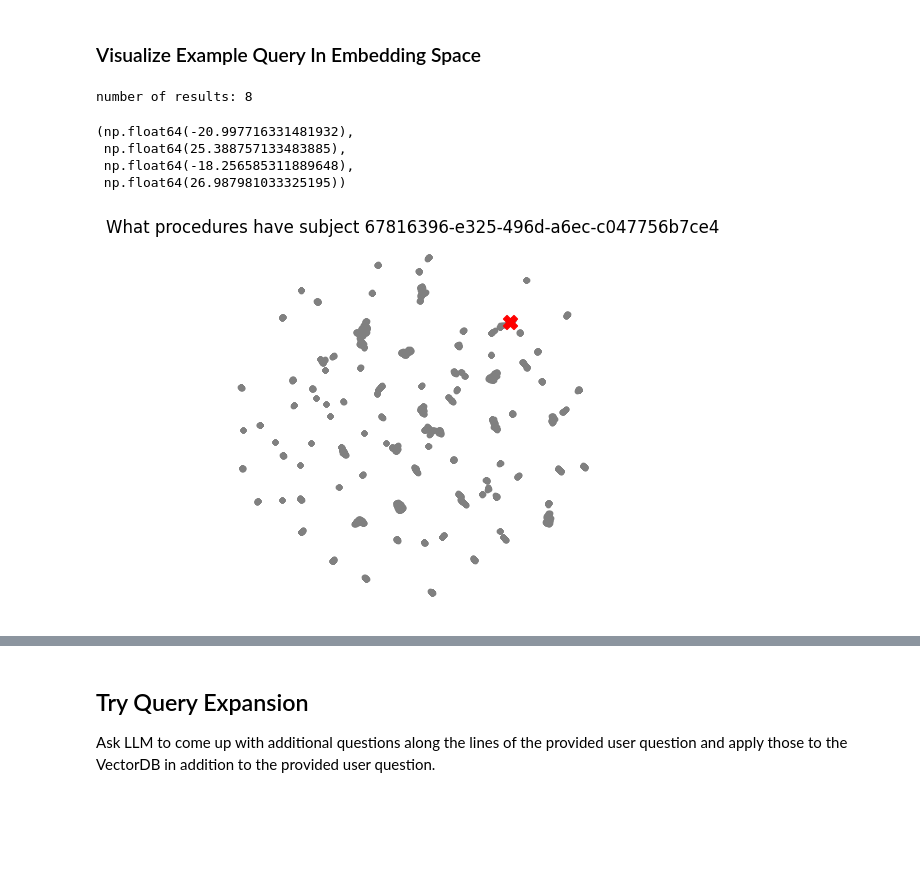
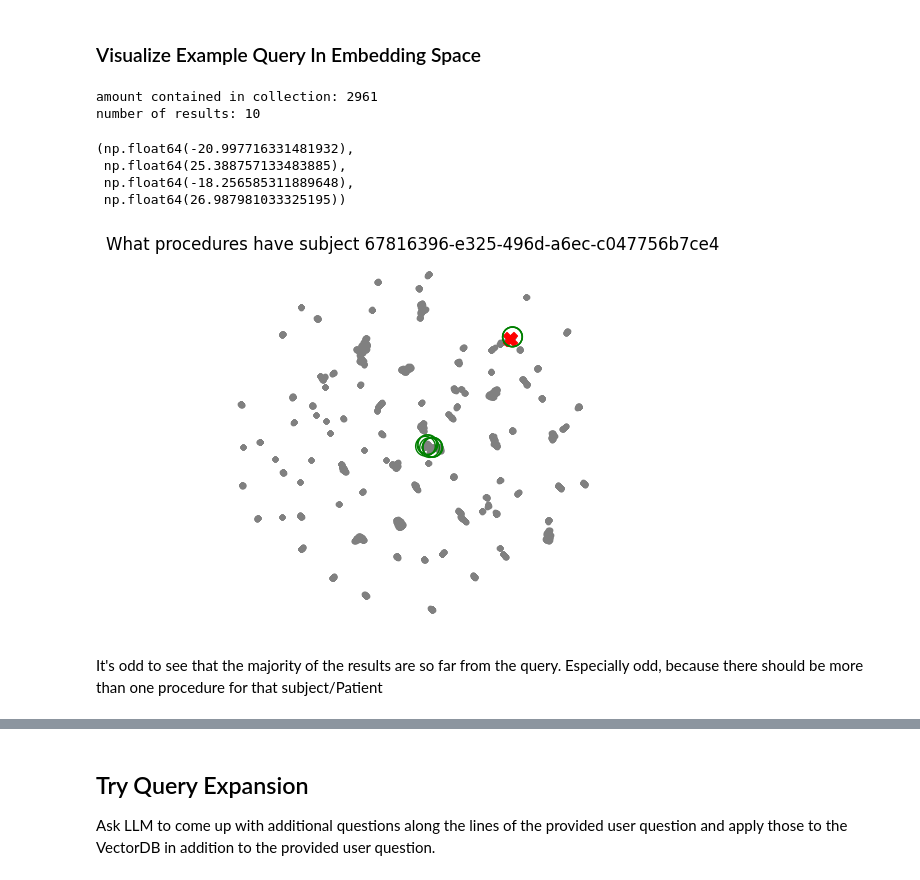
Before and after one commit to peterdobbs77/agentic-healthcare-analytics, a Jupyter notebook: FHIR_RAG/1_try_advanced_retrieval_techniques.ipynb, the cells around one changed output, grey strips where cells are left out. Cells and saved outputs as stored; diff of their text form; code cells hidden in the pictures; blank space fills up the shorter version.

Commit message:
trying out embedding visualization

```diff
--- a/FHIR_RAG/1_try_advanced_retrieval_techniques.ipynb
+++ b/FHIR_RAG/1_try_advanced_retrieval_techniques.ipynb
@@ -102,35 +102,39 @@ plt.axis('off')
 ### Visualize Example Query In Embedding Space
 # %%
 chroma_client = vectordb._client
-collection = chroma_client.get_or_create_collection(name="pdobbs")
+collection = chroma_client.get_or_create_collection(name="langchain")
+print("amount contained in collection:", collection.count())
 
 query = "What procedures have subject 67816396-e325-496d-a6ec-c047756b7ce4"
 results = collection.query(
     query_texts=[query],
     n_results=10,
     include=['documents', 'embeddings']
 )
-print("number of results:", len(results))
+print("number of results:", len(results['documents'][0]))
 
 query_embedding = embedding.embed_query(query)
 retrieved_embeddings = results['embeddings'][0]
 
 projected_query_embedding = project_embeddings([query_embedding], umap_transform)
 projected_retrieved_embeddings = project_embeddings(retrieved_embeddings, umap_transform)
 
 # Plot the projected query and retrieved documents in the embedding space
 plt.figure()
 plt.scatter(projected_dataset_embeddings[:, 0], projected_dataset_embeddings[:, 1], s=10, color='gray')
 plt.scatter(projected_query_embedding[:, 0], projected_query_embedding[:, 1], s=100, marker='X', color='r')
 plt.scatter(projected_retrieved_embeddings[:, 0], projected_retrieved_embeddings[:, 1], s=200, facecolors='none', edgecolors='g')
 
 plt.gca().set_aspect('equal', 'datalim')
 plt.title(f'{query}')
 plt.axis('off')
 # %% [output]
-number of results: 8
+amount contained in collection: 2961
+number of results: 10
 (np.float64(-20.997716331481932),
  np.float64(25.388757133483885),
  np.float64(-18.256585311889648),
  np.float64(26.987981033325195))
-[figure, old version]
+[figure, new version]
+# %% [markdown]
+It's odd to see that the majority of the results are so far from the query. Especially odd, because there should be more than one procedure for that subject/Patient
```
Also changed, not shown: parts of 2 cells of this notebook.
